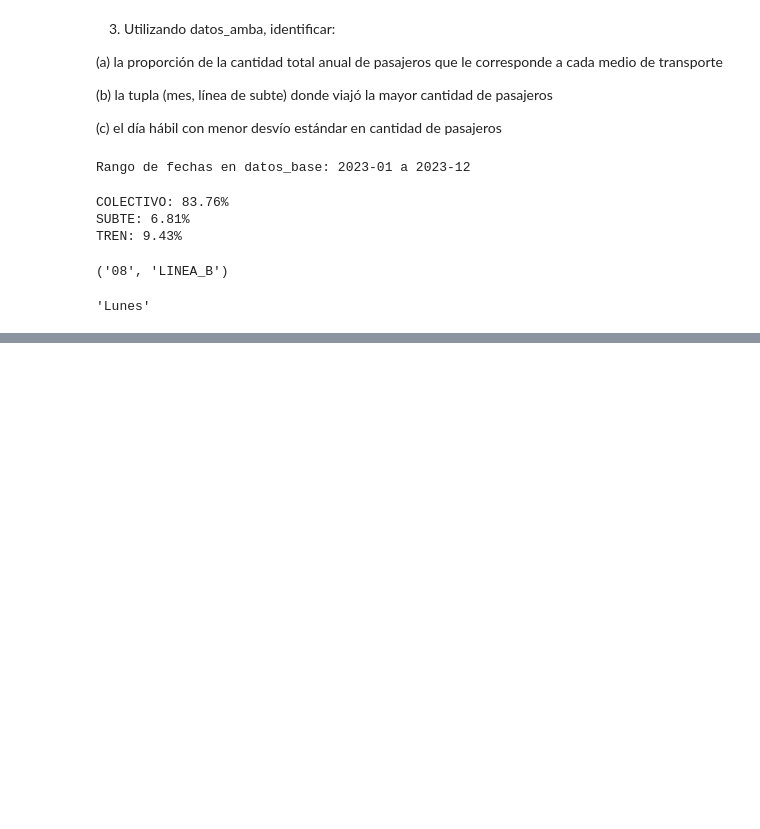
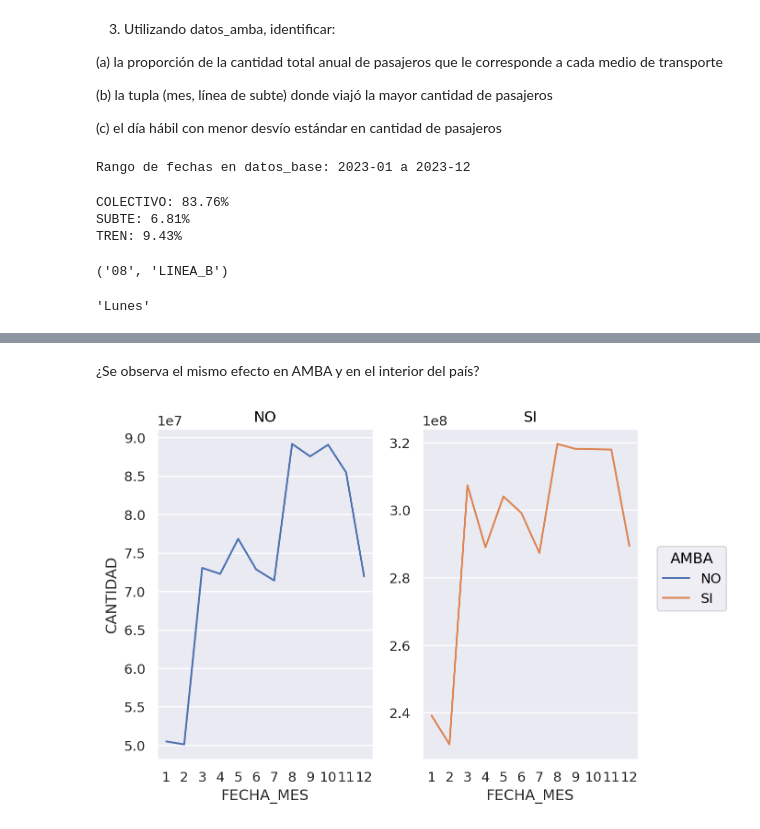
Before and after one commit to mgresnik/trabajo_practico_nro_1, a Jupyter notebook: Laboratorio_de_datos_(LCD)_IC_2024_Trabajo_Práctico_N°_1.ipynb, the cells around one changed output, grey strips where cells are left out. Drawn from its saved outputs; the diff is of its cells as text; code cells hidden in the pictures; blank space fills up the shorter version.

```diff
--- a/Laboratorio_de_datos_(LCD)_IC_2024_Trabajo_Práctico_N°_1.ipynb
+++ b/Laboratorio_de_datos_(LCD)_IC_2024_Trabajo_Práctico_N°_1.ipynb
@@ -150,0 +168,14 @@ id_min_std_pasajeros
+# %% [markdown]
+¿Se observa el mismo efecto en AMBA y en el interior del país?
+# %%
+variacion_anual=df_sube.groupby(['FECHA_MES','AMBA'])['CANTIDAD'].sum().reset_index()
+(
+so.Plot(data=variacion_anual,
+        x='FECHA_MES',
+        y='CANTIDAD')
+.add(so.Line(),so.Agg("sum"), color='AMBA')
+.facet('AMBA').share(y=False)
+.scale(x=so.Nominal())
+)
+# %% [output]
+[figure, added]
```
Also changed, not shown: parts of 12 cells of this notebook.
